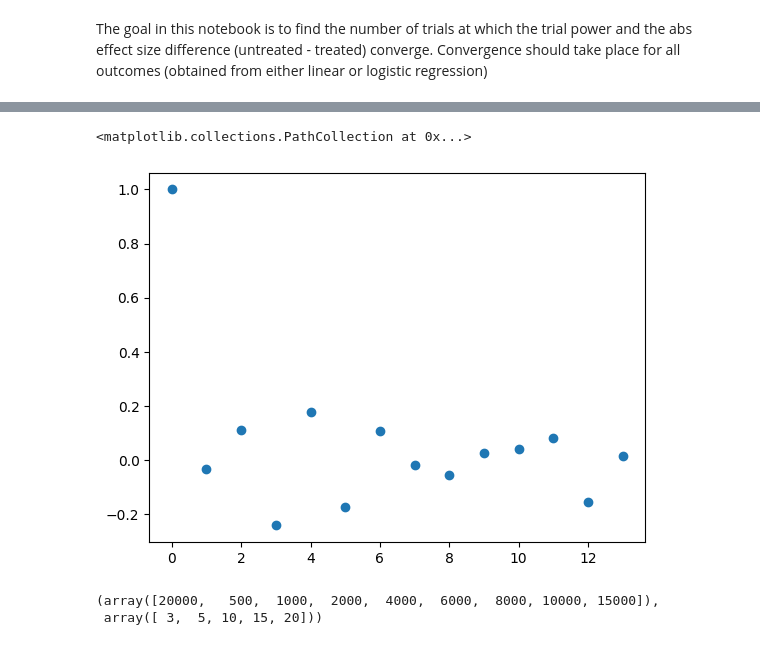
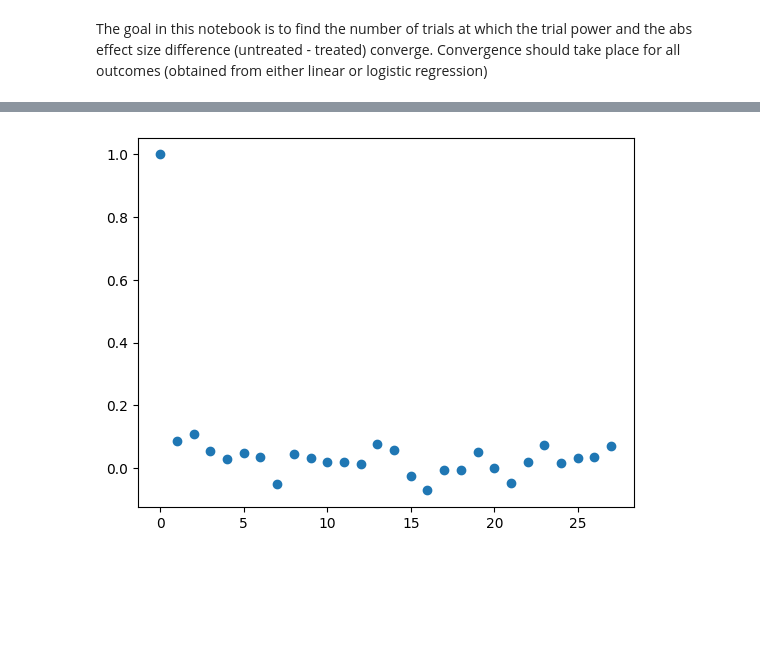
Before and after one commit to deligkaris/microsimNotebooks, a Jupyter notebook: convergenceOfTrialsetResults.ipynb, the cells around one changed output, grey strips where cells are left out. Saved outputs shown, nothing was run; the diff lists cells and outputs as text; code cells hidden in the pictures; blank space fills up the shorter version.

Commit message:
updated convergence of trial results notebook

```diff
--- a/convergenceOfTrialsetResults.ipynb
+++ b/convergenceOfTrialsetResults.ipynb
@@ -43,6 +44,7 @@ results = results.dropna(axis=0).copy()
 # %%
 outcomes=results["outcome"].unique()
-dementiaRisks=results["OutcomeModelType.DEMENTIA"].unique()
-cvRisks=results["OutcomeModelType.CARDIOVASCULAR"].unique()
-sampleSizes=results["sampleSize"].unique()
-durations=results["duration"].unique()
+dementiaRisks=np.sort(results["OutcomeModelType.DEMENTIA"].unique())
+cvRisks=np.sort(results["OutcomeModelType.CARDIOVASCULAR"].unique())
+sampleSizes=np.sort(results["sampleSize"].unique())
+durations=np.sort(results["duration"].unique())
+outcomes, dementiaRisks, cvRisks, sampleSizes, durations #take a look
@@ -119,14 +122,11 @@ import statsmodels.api as sm
 # %%
-acf = sm.tsa.acf(results.loc[(results["outcome"]==outcomes[4]) &
-            (results["sampleSize"]==max(sampleSizes)) &
-            (results["duration"]==max(durations)),"se"
+#calculate the autocorrelation function (for some randomly chosen parameters) just to
+#get a feeling for whether the trial results are correlated or not
+acfREG = sm.tsa.acf(results.loc[(results["outcome"]==outcomes[1]) &
+            (results["sampleSize"]==sampleSizes[5]) &
+            (results["duration"]==durations[0]),"reg"
             ])
-plt.scatter(range(len(acf)),acf)
+plt.scatter(range(len(acfREG)),acfREG)
+plt.show()
 # %% [output]
-<matplotlib.collections.PathCollection at 0x...>
-[figure, old version]
+[figure, new version]
-# %%
-sampleSizes, durations
-# %% [output]
-(array([20000,   500,  1000,  2000,  4000,  6000,  8000, 10000, 15000]),
- array([ 3,  5, 10, 15, 20]))
```
Also changed, not shown: parts of 19 cells of this notebook.
